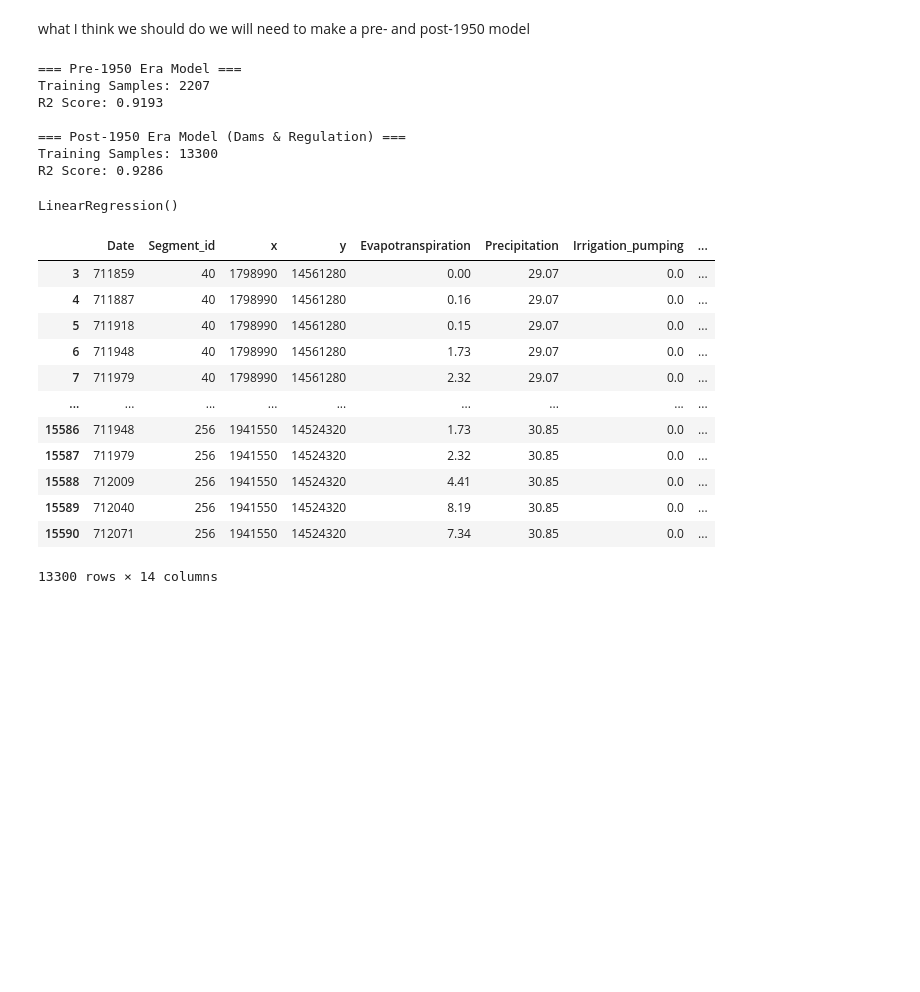
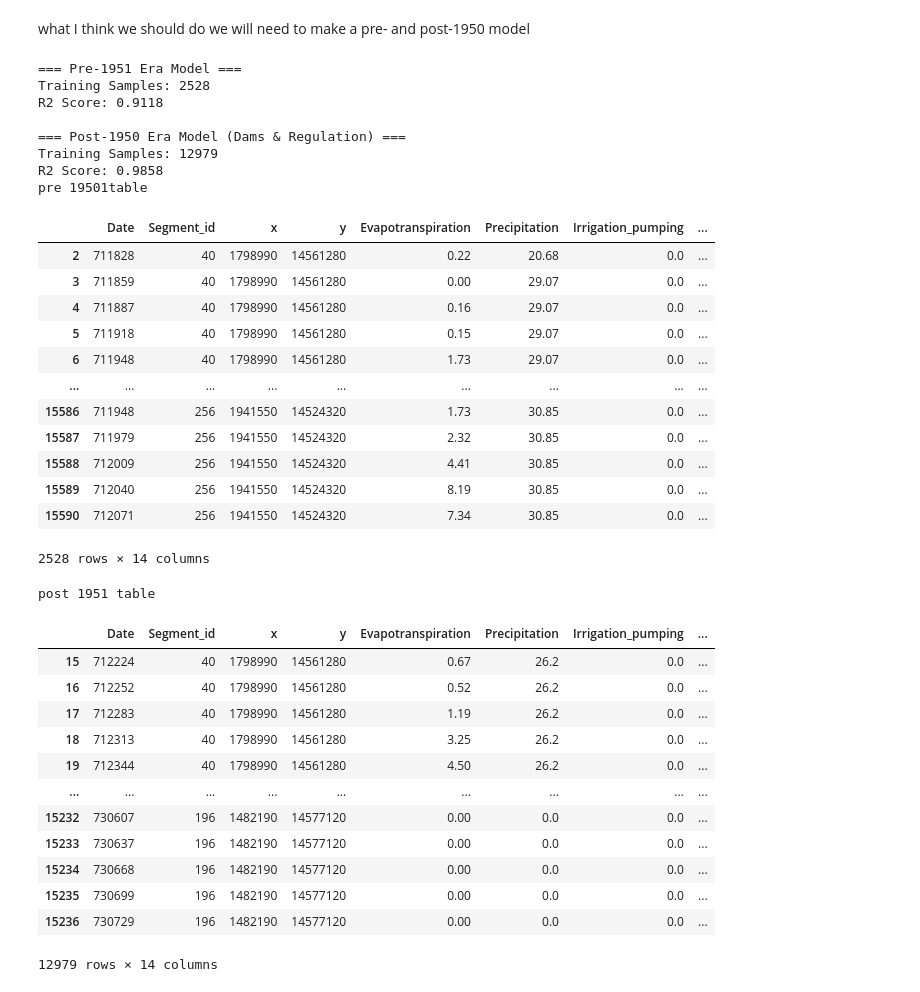
Before and after one commit to SmuckersJam/CS5830P6, a Jupyter notebook: project6.ipynb, the cells around one changed output. Drawn from its saved outputs; the diff is of its cells as text; code cells hidden in the pictures; blank space fills up the shorter version.

```diff
--- a/project6.ipynb
+++ b/project6.ipynb
@@ -271,8 +371,8 @@ def add_all_lags(subset_df):
 df_lagged = add_all_lags(df)
 
 # 4. Split into Pre-1950 and Post-1950 Eras
-df_pre = df_lagged[df_lagged['Year'] < 1950].copy()
-df_post = df_lagged[df_lagged['Year'] >= 1950].copy()
+df_pre = df_lagged[df_lagged['Year'] < 1951].copy()
+df_post = df_lagged[df_lagged['Year'] >= 1951].copy()
 
 
 # 5. Function to format feature table (X) and target vector (y)
@@ -290,56 +390,70 @@ def prepare_tables(subset_df):
   ]
 
   data = subset_df[feature_cols].copy()
 
   # One-hot encode Segment_id (drop_first=True prevents the dummy variable trap)
   X = pd.get_dummies(data, columns=['Segment_id'], drop_first=True)
   y = subset_df['Observed']
 
   return X, y
 
 
 # Build final training tables for both eras
 X_pre, y_pre = prepare_tables(df_pre)
 X_post, y_post = prepare_tables(df_post)
 
-# 6. Train and Evaluate Pre-1950 Model
+# 6. Train and Evaluate Pre-1951 Model
 model_pre = LinearRegression()
 model_pre.fit(X_pre, y_pre)
 preds_pre = model_pre.predict(X_pre)
-print(f'=== Pre-1950 Era Model ===')
+print(f'=== Pre-1951 Era Model ===')
 print(f'Training Samples: {len(y_pre)}')
 print(f'R2 Score: {r2_score(y_pre, preds_pre):.4f}')
 
-# 7. Train and Evaluate Post-1950 Model (Regulated Era)
+# 7. Train and Evaluate Post-1951 Model (Regulated Era)
 model_post = LinearRegression()
 model_post.fit(X_post, y_post)
 preds_post = model_post.predict(X_post)
 print(f'\n=== Post-1950 Era Model (Dams & Regulation) ===')
 print(f'Training Samples: {len(y_post)}')
 print(f'R2 Score: {r2_score(y_post, preds_post):.4f}')
-print("pre 1950 table")
-display(model_pre)
-print("post 1950 table")
-display(model_post)
+print("pre 19501table")
+display(df_pre)
+print("post 1951 table")
+display(df_post)
 # %% [output]
-=== Pre-1950 Era Model ===
-Training Samples: 2207
-R2 Score: 0.9193
+=== Pre-1951 Era Model ===
+Training Samples: 2528
+R2 Score: 0.9118
 
 === Post-1950 Era Model (Dams & Regulation) ===
-Training Samples: 13300
-R2 Score: 0.9286
+Training Samples: 12979
+R2 Score: 0.9858
+pre 19501table
+|  | Date | Segment_id | x | y | Evapotranspiration | Precipitation | Irrigation_pumping | ... |
+| 2 | 711828 | 40 | 1798990 | 14561280 | 0.22 | 20.68 | 0.0 | ... |
+| 3 | 711859 | 40 | 1798990 | 14561280 | 0.00 | 29.07 | 0.0 | ... |
+| 4 | 711887 | 40 | 1798990 | 14561280 | 0.16 | 29.07 | 0.0 | ... |
+| 5 | 711918 | 40 | 1798990 | 14561280 | 0.15 | 29.07 | 0.0 | ... |
+| 6 | 711948 | 40 | 1798990 | 14561280 | 1.73 | 29.07 | 0.0 | ... |
+| ... | ... | ... | ... | ... | ... | ... | ... | ... |
+| 15586 | 711948 | 256 | 1941550 | 14524320 | 1.73 | 30.85 | 0.0 | ... |
+| 15587 | 711979 | 256 | 1941550 | 14524320 | 2.32 | 30.85 | 0.0 | ... |
+| 15588 | 712009 | 256 | 1941550 | 14524320 | 4.41 | 30.85 | 0.0 | ... |
+| 15589 | 712040 | 256 | 1941550 | 14524320 | 8.19 | 30.85 | 0.0 | ... |
+| 15590 | 712071 | 256 | 1941550 | 14524320 | 7.34 | 30.85 | 0.0 | ... |
-LinearRegression()
+2528 rows × 14 columns
-|  | Date | Segment_id | x | y | Evapotranspiration | Precipitation | Irrigation_pumping | ... |
-| 3 | 711859 | 40 | 1798990 | 14561280 | 0.00 | 29.07 | 0.0 | ... |
-| 4 | 711887 | 40 | 1798990 | 14561280 | 0.16 | 29.07 | 0.0 | ... |
-| 5 | 711918 | 40 | 1798990 | 14561280 | 0.15 | 29.07 | 0.0 | ... |
-| 6 | 711948 | 40 | 1798990 | 14561280 | 1.73 | 29.07 | 0.0 | ... |
-| 7 | 711979 | 40 | 1798990 | 14561280 | 2.32 | 29.07 | 0.0 | ... |
-| ... | ... | ... | ... | ... | ... | ... | ... | ... |
-| 15586 | 711948 | 256 | 1941550 | 14524320 | 1.73 | 30.85 | 0.0 | ... |
-| 15587 | 711979 | 256 | 1941550 | 14524320 | 2.32 | 30.85 | 0.0 | ... |
-| 15588 | 712009 | 256 | 1941550 | 14524320 | 4.41 | 30.85 | 0.0 | ... |
-| 15589 | 712040 | 256 | 1941550 | 14524320 | 8.19 | 30.85 | 0.0 | ... |
-| 15590 | 712071 | 256 | 1941550 | 14524320 | 7.34 | 30.85 | 0.0 | ... |
-13300 rows × 14 columns
+post 1951 table
+|  | Date | Segment_id | x | y | Evapotranspiration | Precipitation | Irrigation_pumping | ... |
+| 15 | 712224 | 40 | 1798990 | 14561280 | 0.67 | 26.2 | 0.0 | ... |
+| 16 | 712252 | 40 | 1798990 | 14561280 | 0.52 | 26.2 | 0.0 | ... |
+| 17 | 712283 | 40 | 1798990 | 14561280 | 1.19 | 26.2 | 0.0 | ... |
+| 18 | 712313 | 40 | 1798990 | 14561280 | 3.25 | 26.2 | 0.0 | ... |
+| 19 | 712344 | 40 | 1798990 | 14561280 | 4.50 | 26.2 | 0.0 | ... |
+| ... | ... | ... | ... | ... | ... | ... | ... | ... |
+| 15232 | 730607 | 196 | 1482190 | 14577120 | 0.00 | 0.0 | 0.0 | ... |
+| 15233 | 730637 | 196 | 1482190 | 14577120 | 0.00 | 0.0 | 0.0 | ... |
+| 15234 | 730668 | 196 | 1482190 | 14577120 | 0.00 | 0.0 | 0.0 | ... |
+| 15235 | 730699 | 196 | 1482190 | 14577120 | 0.00 | 0.0 | 0.0 | ... |
+| 15236 | 730729 | 196 | 1482190 | 14577120 | 0.00 | 0.0 | 0.0 | ... |
+12979 rows × 14 columns
```
Also changed, not shown: parts of 7 cells of this notebook.
